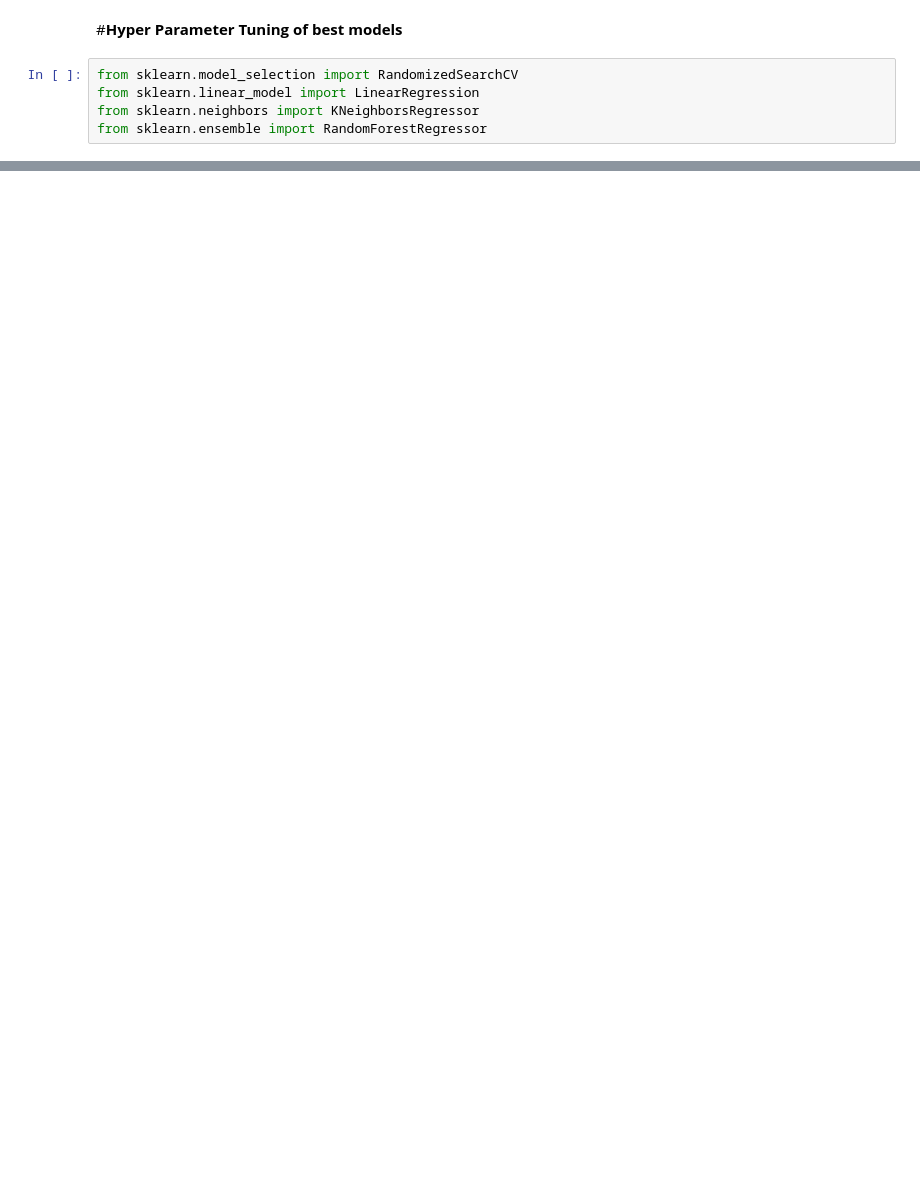
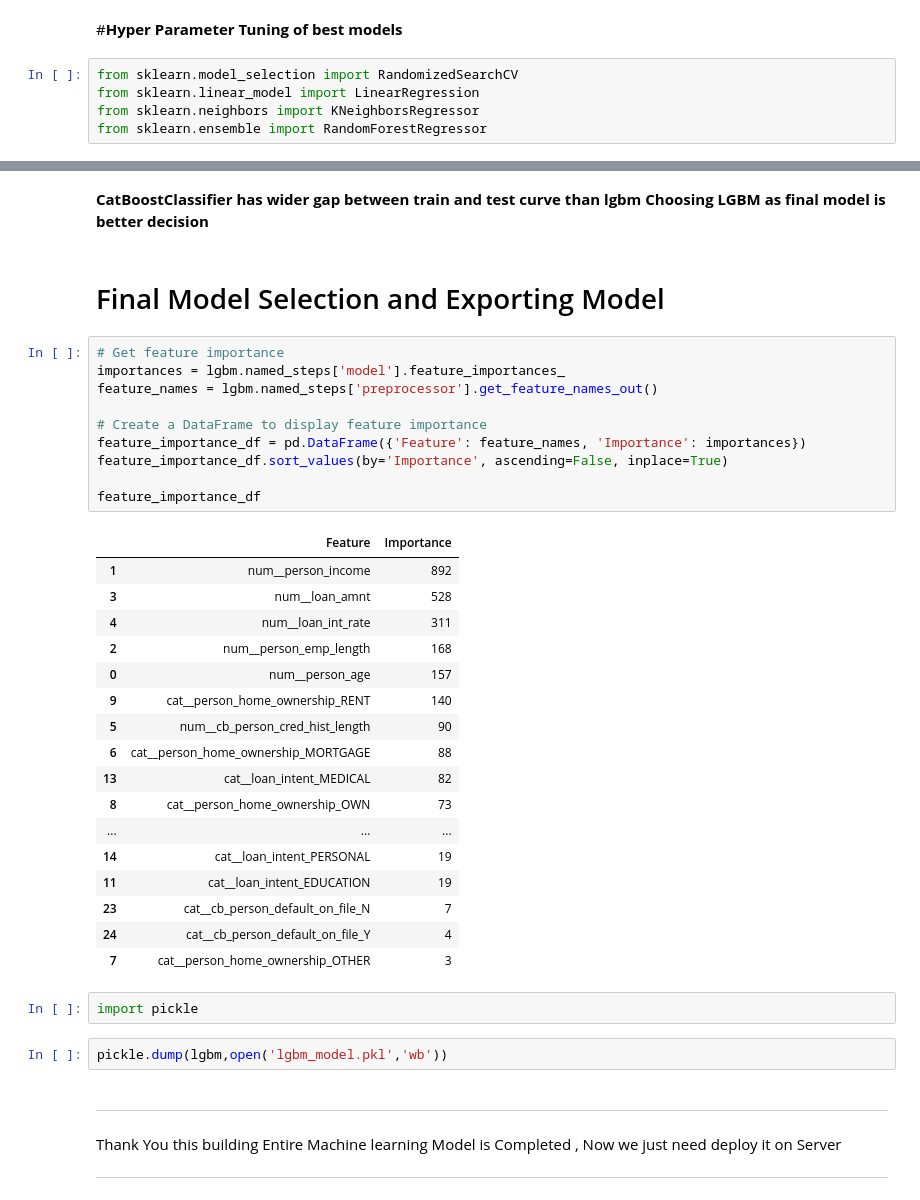
Before and after one commit to JatinSharma496/AI_Predictive_Models_for_Credit_Underwriting, a Jupyter notebook: Credit_underwriting.ipynb, the cells around one changed output, grey strips where cells are left out. Saved outputs shown, nothing was run; the diff lists cells and outputs as text; blank space fills up the shorter version.

```diff
--- a/Credit_underwriting.ipynb
+++ b/Credit_underwriting.ipynb
@@ -1273,0 +1366,45 @@ RandomizedSearchCV(estimator=Pipeline(steps=[('preprocessor',
+# %% [markdown]
+**CatBoostClassifier has wider gap between train and test curve than lgbm**
+**Choosing LGBM as final model is better decision**
+# %% [markdown]
+# Final Model Selection and Exporting Model
+# %%
+# Get feature importance
+importances = lgbm.named_steps['model'].feature_importances_
+feature_names = lgbm.named_steps['preprocessor'].get_feature_names_out()
+
+# Create a DataFrame to display feature importance
+feature_importance_df = pd.DataFrame({'Feature': feature_names, 'Importance': importances})
+feature_importance_df.sort_values(by='Importance', ascending=False, inplace=True)
+
+feature_importance_df
+# %% [output]
+|  | Feature | Importance |
+| 1 | num__person_income | 892 |
+| 3 | num__loan_amnt | 528 |
+| 4 | num__loan_int_rate | 311 |
+| 2 | num__person_emp_length | 168 |
+| 0 | num__person_age | 157 |
+| 9 | cat__person_home_ownership_RENT | 140 |
+| 5 | num__cb_person_cred_hist_length | 90 |
+| 6 | cat__person_home_ownership_MORTGAGE | 88 |
+| 13 | cat__loan_intent_MEDICAL | 82 |
+| 8 | cat__person_home_ownership_OWN | 73 |
+| ... | ... | ... |
+| 14 | cat__loan_intent_PERSONAL | 19 |
+| 11 | cat__loan_intent_EDUCATION | 19 |
+| 23 | cat__cb_person_default_on_file_N | 7 |
+| 24 | cat__cb_person_default_on_file_Y | 4 |
+| 7 | cat__person_home_ownership_OTHER | 3 |
+# %%
+import pickle
+# %%
+pickle.dump(lgbm,open('lgbm_model.pkl','wb'))
+# %% [markdown]
+
+
+---
+Thank You this building Entire Machine learning Model is Completed , Now we just need deploy it on Server
+
+
+---
```
Also changed, not shown: parts of 26 cells of this notebook.
